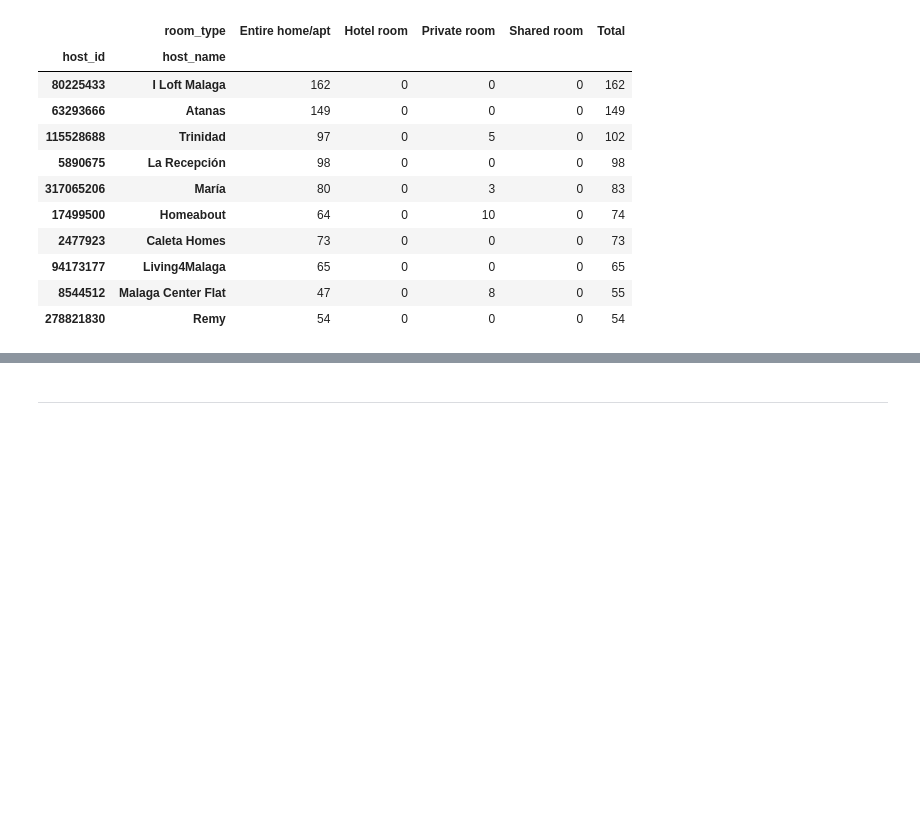
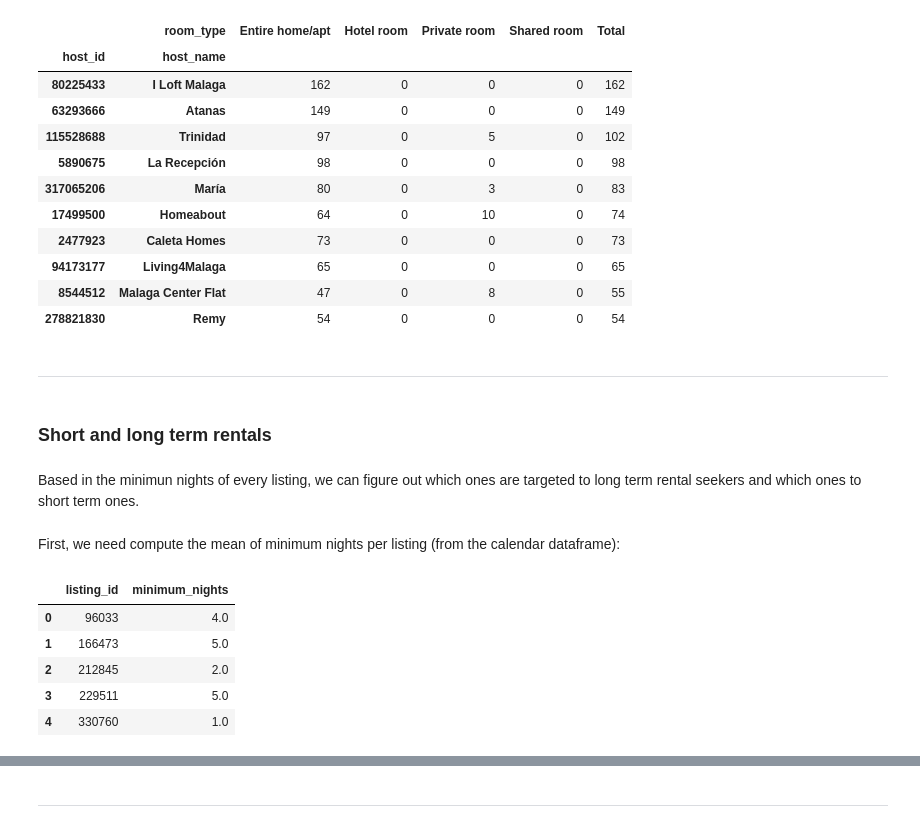
Before and after one commit to fjmmillon/airbnb-malaga-analysis, a Jupyter notebook: malaga_airbnb_analysis.ipynb, the cells around one changed output, grey strips where cells are left out. Saved outputs shown, nothing was run; the diff lists cells and outputs as text; code cells hidden in the pictures; blank space fills up the shorter version.

```diff
--- a/malaga_airbnb_analysis.ipynb
+++ b/malaga_airbnb_analysis.ipynb
@@ -525,3 +525,11 @@ top_hosts
 | 94173177 | Living4Malaga | 65 | 0 | 0 | 0 | 65 |
 | 8544512 | Malaga Center Flat | 47 | 0 | 8 | 0 | 55 |
 | 278821830 | Remy | 54 | 0 | 0 | 0 | 54 |
+# %% [markdown]
+------------------------
+# %% [markdown]
+### Short and long term rentals ###
+# %% [markdown]
+Based in the minimun nights of every listing, we can figure out which ones are targeted to long term rental seekers and which ones to short term ones.
+# %% [markdown]
+First, we need compute the mean of minimum nights per listing (from the calendar dataframe):
@@ -527,0 +538,9 @@ top_hosts
+# %%
+avg_min_nights_per_listing.head()
+# %% [output]
+|  | listing_id | minimum_nights |
+| 0 | 96033 | 4.0 |
+| 1 | 166473 | 5.0 |
+| 2 | 212845 | 2.0 |
+| 3 | 229511 | 5.0 |
+| 4 | 330760 | 1.0 |
```
Also changed, not shown: parts of 13 cells of this notebook.
